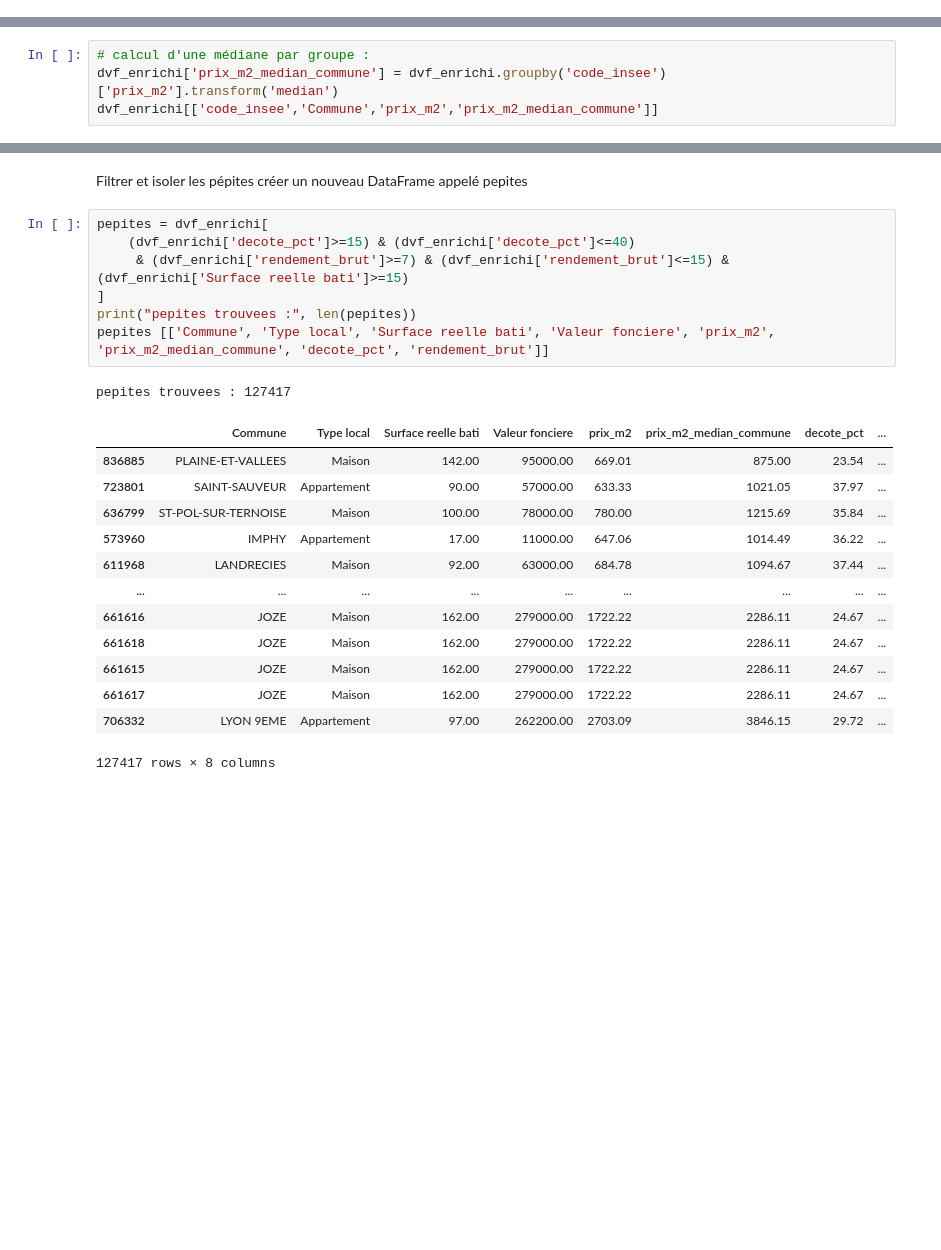
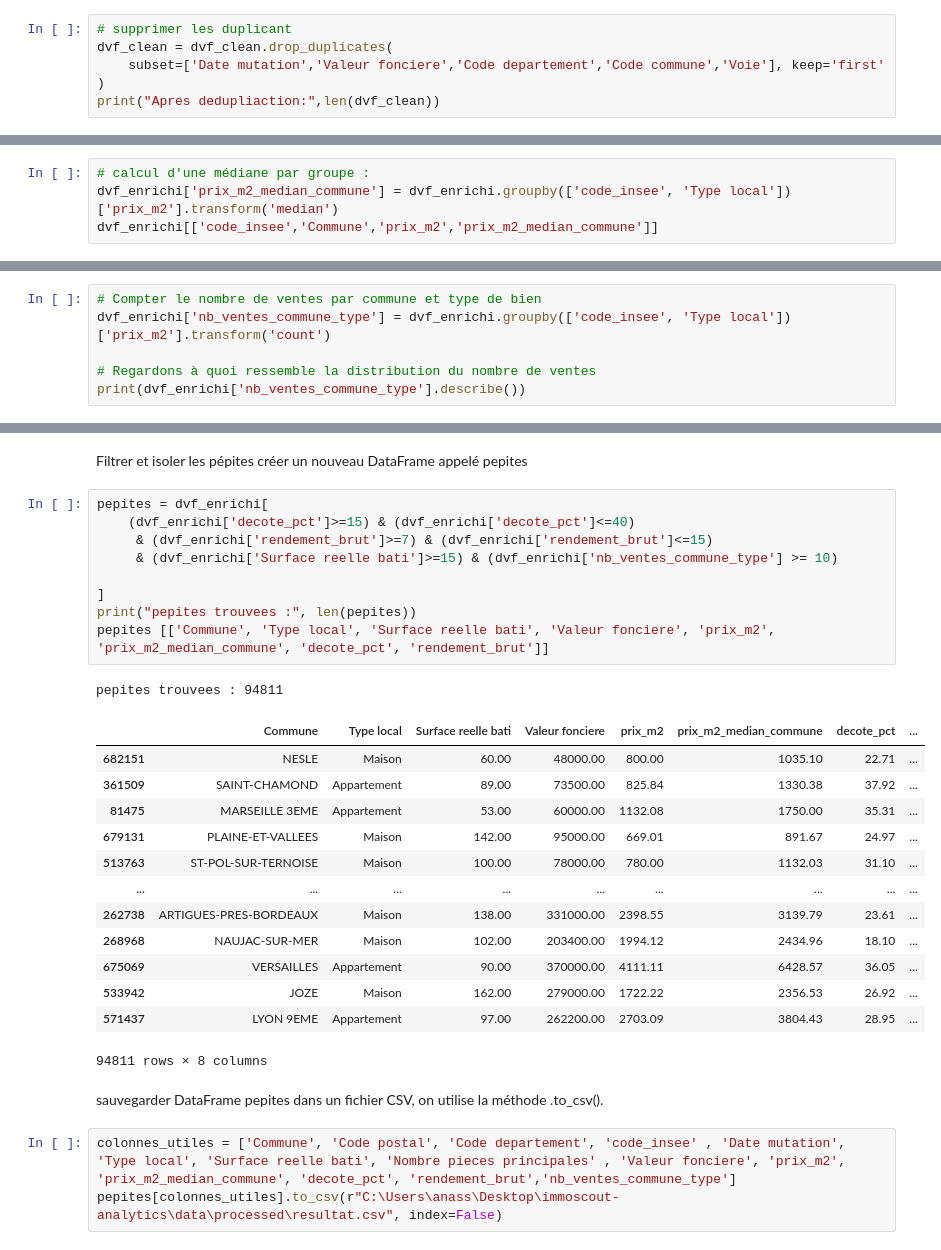
Before and after one commit to anass-thn/immoscout-analytics, a Jupyter notebook: notebooks/01_exploration_dvf.ipynb, the cells around one changed output, grey strips where cells are left out. Saved outputs shown, nothing was run; the diff lists cells and outputs as text; blank space fills up the shorter version.

Commit message:
feat: improve opportunity detection with type-based median and liquidity filter

```diff
--- a/notebooks/01_exploration_dvf.ipynb
+++ b/notebooks/01_exploration_dvf.ipynb
@@ -159,3 +159,9 @@ dvf_clean = dvf_logements[
 print(len(dvf_clean))
 # %% [output]
 1122389
+# %%
+# supprimer les duplicant
+dvf_clean = dvf_clean.drop_duplicates(
+    subset=['Date mutation','Valeur fonciere','Code departement','Code commune','Voie'], keep='first'
+)
+print("Apres dedupliaction:",len(dvf_clean))
@@ -272,6 +275,6 @@ dvf_enrichi[['Commune', 'Type local', 'Valeur fonciere', 'Surface reelle bati',
 # %%
 # calcul d'une médiane par groupe :
-dvf_enrichi['prix_m2_median_commune'] = dvf_enrichi.groupby('code_insee')['prix_m2'].transform('median')
+dvf_enrichi['prix_m2_median_commune'] = dvf_enrichi.groupby(['code_insee', 'Type local'])['prix_m2'].transform('median')
 dvf_enrichi[['code_insee','Commune','prix_m2','prix_m2_median_commune']]
 # %% [output]
 |  | code_insee | Commune | prix_m2 | prix_m2_median_commune |
@@ -289,0 +293,6 @@ dvf_enrichi[['code_insee','Commune','prix_m2','prix_m2_median_commune']]
+# %%
+# Compter le nombre de ventes par commune et type de bien
+dvf_enrichi['nb_ventes_commune_type'] = dvf_enrichi.groupby(['code_insee', 'Type local'])['prix_m2'].transform('count')
+
+# Regardons à quoi ressemble la distribution du nombre de ventes
+print(dvf_enrichi['nb_ventes_commune_type'].describe())
@@ -304,22 +323,29 @@ dvf_enrichi[['code_insee','Commune','prix_m2','prix_m2_median_commune','decote_p
 # %%
 pepites = dvf_enrichi[
     (dvf_enrichi['decote_pct']>=15) & (dvf_enrichi['decote_pct']<=40)
-     & (dvf_enrichi['rendement_brut']>=7) & (dvf_enrichi['rendement_brut']<=15) & (dvf_enrichi['Surface reelle bati']>=15)
+     & (dvf_enrichi['rendement_brut']>=7) & (dvf_enrichi['rendement_brut']<=15)
+     & (dvf_enrichi['Surface reelle bati']>=15) & (dvf_enrichi['nb_ventes_commune_type'] >= 10)
+
 ]
 print("pepites trouvees :", len(pepites))
 pepites [['Commune', 'Type local', 'Surface reelle bati', 'Valeur fonciere', 'prix_m2', 'prix_m2_median_commune', 'decote_pct', 'rendement_brut']]
 # %% [output]
-pepites trouvees : 127417
+pepites trouvees : 94811
 |  | Commune | Type local | Surface reelle bati | Valeur fonciere | prix_m2 | prix_m2_median_commune | decote_pct | ... |
-| 836885 | PLAINE-ET-VALLEES | Maison | 142.00 | 95000.00 | 669.01 | 875.00 | 23.54 | ... |
-| 723801 | SAINT-SAUVEUR | Appartement | 90.00 | 57000.00 | 633.33 | 1021.05 | 37.97 | ... |
-| 636799 | ST-POL-SUR-TERNOISE | Maison | 100.00 | 78000.00 | 780.00 | 1215.69 | 35.84 | ... |
-| 573960 | IMPHY | Appartement | 17.00 | 11000.00 | 647.06 | 1014.49 | 36.22 | ... |
-| 611968 | LANDRECIES | Maison | 92.00 | 63000.00 | 684.78 | 1094.67 | 37.44 | ... |
+| 682151 | NESLE | Maison | 60.00 | 48000.00 | 800.00 | 1035.10 | 22.71 | ... |
+| 361509 | SAINT-CHAMOND | Appartement | 89.00 | 73500.00 | 825.84 | 1330.38 | 37.92 | ... |
+| 81475 | MARSEILLE 3EME | Appartement | 53.00 | 60000.00 | 1132.08 | 1750.00 | 35.31 | ... |
+| 679131 | PLAINE-ET-VALLEES | Maison | 142.00 | 95000.00 | 669.01 | 891.67 | 24.97 | ... |
+| 513763 | ST-POL-SUR-TERNOISE | Maison | 100.00 | 78000.00 | 780.00 | 1132.03 | 31.10 | ... |
 | ... | ... | ... | ... | ... | ... | ... | ... | ... |
-| 661616 | JOZE | Maison | 162.00 | 279000.00 | 1722.22 | 2286.11 | 24.67 | ... |
-| 661618 | JOZE | Maison | 162.00 | 279000.00 | 1722.22 | 2286.11 | 24.67 | ... |
-| 661615 | JOZE | Maison | 162.00 | 279000.00 | 1722.22 | 2286.11 | 24.67 | ... |
-| 661617 | JOZE | Maison | 162.00 | 279000.00 | 1722.22 | 2286.11 | 24.67 | ... |
-| 706332 | LYON 9EME | Appartement | 97.00 | 262200.00 | 2703.09 | 3846.15 | 29.72 | ... |
+| 262738 | ARTIGUES-PRES-BORDEAUX | Maison | 138.00 | 331000.00 | 2398.55 | 3139.79 | 23.61 | ... |
+| 268968 | NAUJAC-SUR-MER | Maison | 102.00 | 203400.00 | 1994.12 | 2434.96 | 18.10 | ... |
+| 675069 | VERSAILLES | Appartement | 90.00 | 370000.00 | 4111.11 | 6428.57 | 36.05 | ... |
+| 533942 | JOZE | Maison | 162.00 | 279000.00 | 1722.22 | 2356.53 | 26.92 | ... |
+| 571437 | LYON 9EME | Appartement | 97.00 | 262200.00 | 2703.09 | 3804.43 | 28.95 | ... |
-127417 rows × 8 columns
+94811 rows × 8 columns
+# %% [markdown]
+sauvegarder DataFrame pepites dans un fichier CSV, on utilise la méthode .to_csv().
+# %%
+colonnes_utiles = ['Commune', 'Code postal', 'Code departement', 'code_insee' , 'Date mutation', 'Type local', 'Surface reelle bati', 'Nombre pieces principales' , 'Valeur fonciere', 'prix_m2', 'prix_m2_median_commune', 'decote_pct', 'rendement_brut','nb_ventes_commune_type']
+pepites[colonnes_utiles].to_csv(r"C:\Users\anass\Desktop\immoscout-analytics\data\processed\resultat.csv", index=False)
```
Also changed, not shown: parts of 15 cells of this notebook.
